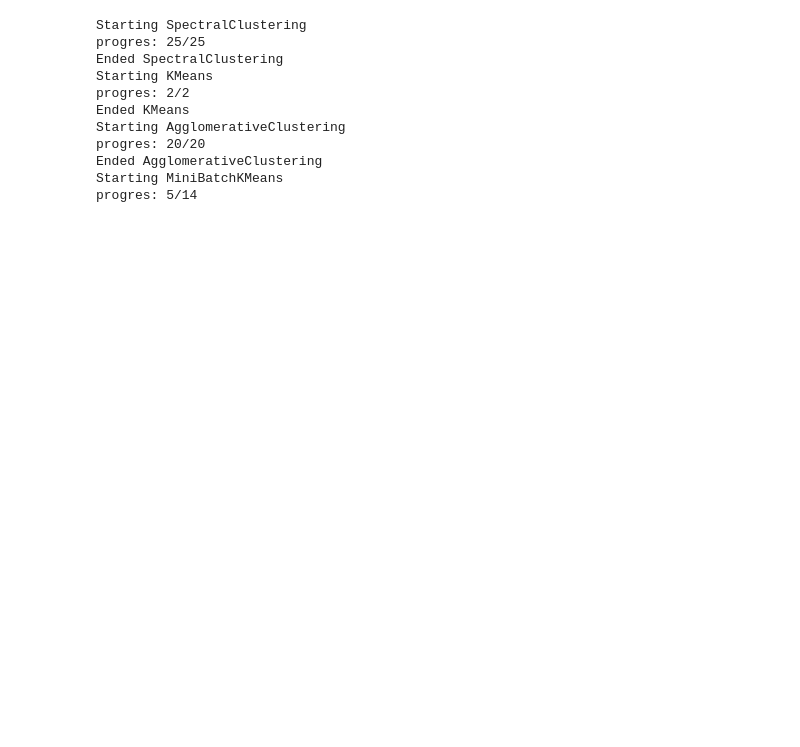
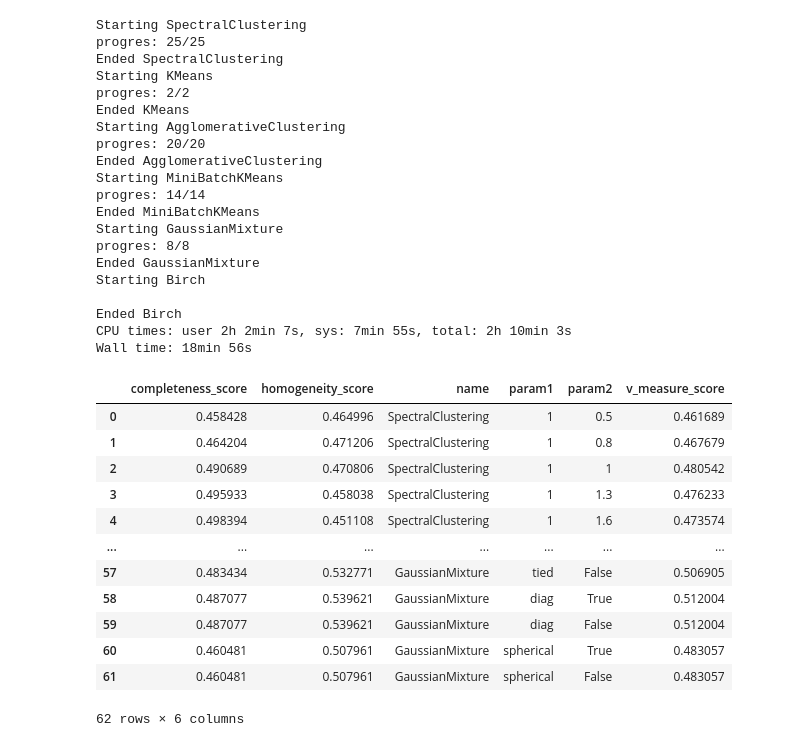
Before and after one commit to HaZdula/sacred_texts, a Jupyter notebook: fast_GridSearch.ipynb, the cells around one changed output. Saved outputs shown, nothing was run; the diff lists cells and outputs as text; code cells hidden in the pictures; blank space fills up the shorter version.

```diff
--- a/fast_GridSearch.ipynb
+++ b/fast_GridSearch.ipynb
@@ -39,6 +41,7 @@ def train_fast(df, model, labels):
     ret["homogeneity_score"] = homogeneity_score(labels, lab)
     ret["completeness_score"] = completeness_score(labels, lab)
     ret["v_measure_score"] = v_measure_score(labels, lab)
+    ret["v_measure_score"] = silhouette_score(df, lab)
 
     return lab, ret
 # %%
@@ -296,32 +313,54 @@ results_table = fast_GridSearch(GaussianMixture,
                                 get_labels(False),
                                 "GaussianMixture",
                                 results_table,
                                 random_state = 42,
                                 n_components = 8)
 
 birch_d = {'threshold': list(np.arange(0.1,1,0.1)),
-          'branching_factor': list(np.arange(10,10,10))}
+          'branching_factor': list(np.arange(10,100,20))}
 
 results_table = fast_GridSearch(Birch,
                                 birch_d,
                                 df_count,
                                 get_labels(False),
                                 "Birch",
                                 results_table,
                                 n_clusters = 8)
 
 
 results_table8 = results_table
 results_table
 # %% [output]
 Starting SpectralClustering
 progres: 25/25
 Ended SpectralClustering
 Starting KMeans
 progres: 2/2
 Ended KMeans
 Starting AgglomerativeClustering
 progres: 20/20
 Ended AgglomerativeClustering
 Starting MiniBatchKMeans
-progres: 5/14
+progres: 14/14
+Ended MiniBatchKMeans
+Starting GaussianMixture
+progres: 8/8
+Ended GaussianMixture
+Starting Birch
+
+Ended Birch
+CPU times: user 2h 2min 7s, sys: 7min 55s, total: 2h 10min 3s
+Wall time: 18min 56s
+|  | completeness_score | homogeneity_score | name | param1 | param2 | v_measure_score |
+| 0 | 0.458428 | 0.464996 | SpectralClustering | 1 | 0.5 | 0.461689 |
+| 1 | 0.464204 | 0.471206 | SpectralClustering | 1 | 0.8 | 0.467679 |
+| 2 | 0.490689 | 0.470806 | SpectralClustering | 1 | 1 | 0.480542 |
+| 3 | 0.495933 | 0.458038 | SpectralClustering | 1 | 1.3 | 0.476233 |
+| 4 | 0.498394 | 0.451108 | SpectralClustering | 1 | 1.6 | 0.473574 |
+| ... | ... | ... | ... | ... | ... | ... |
+| 57 | 0.483434 | 0.532771 | GaussianMixture | tied | False | 0.506905 |
+| 58 | 0.487077 | 0.539621 | GaussianMixture | diag | True | 0.512004 |
+| 59 | 0.487077 | 0.539621 | GaussianMixture | diag | False | 0.512004 |
+| 60 | 0.460481 | 0.507961 | GaussianMixture | spherical | True | 0.483057 |
+| 61 | 0.460481 | 0.507961 | GaussianMixture | spherical | False | 0.483057 |
+62 rows × 6 columns
```
Also changed, not shown: parts of 10 cells of this notebook.
